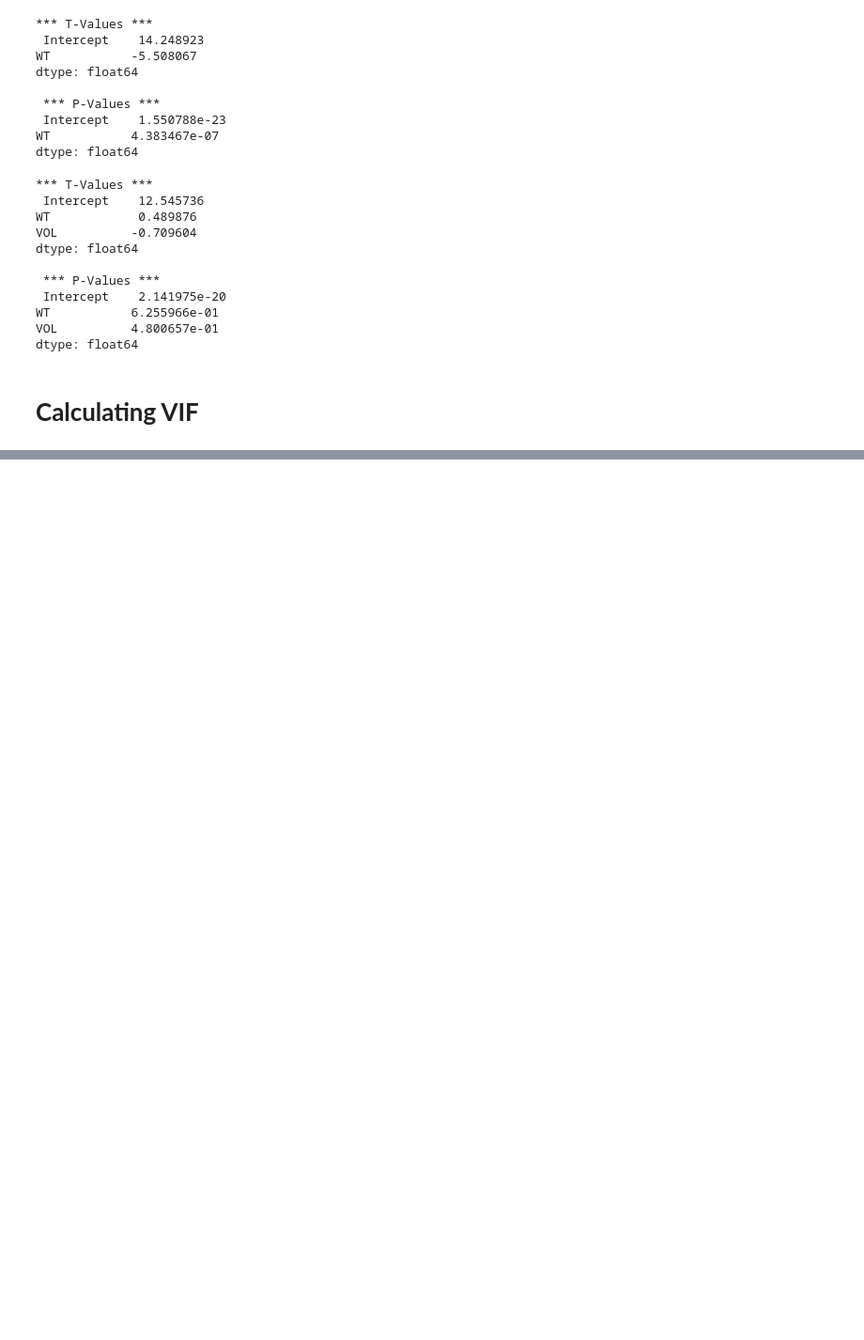
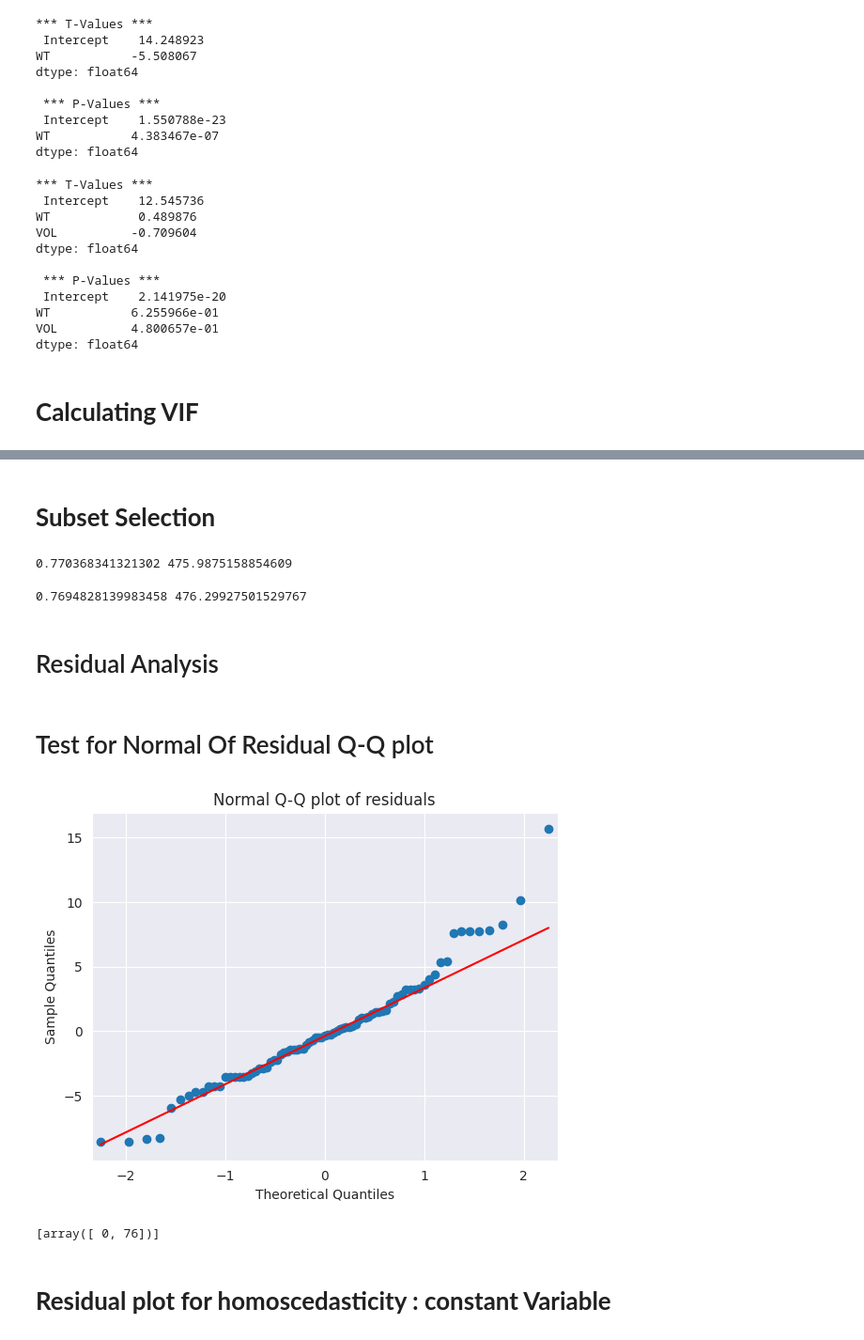
Before and after one commit to CM-007/pythonCode_DS, a Jupyter notebook: Multiple_Linear_Regression(Cars_csv).ipynb, the cells around one changed output, grey strips where cells are left out. Shown: that part at 94% size. Saved outputs shown, nothing was run; the diff lists cells and outputs as text; code cells hidden in the pictures; blank space fills up the shorter version.

```diff
--- a/Multiple_Linear_Regression(Cars_csv).ipynb
+++ b/Multiple_Linear_Regression(Cars_csv).ipynb
@@ -157,0 +183,35 @@ dtype: float64
+# %% [markdown]
+# **Subset Selection**
+# %%
+# Build model with VOL
+model = smf.ols('MPG~VOL+SP+HP',data=cars).fit()
+print(model.rsquared,model.aic)
+# feature with gives you high r squared value and less AIC value should be kept
+# %% [output]
+0.770368341321302 475.9875158854609
+# %%
+# Build model with WT
+model = smf.ols('MPG~WT+SP+HP',data=cars).fit()
+print(model.rsquared,model.aic)
+# feature with gives you high r squared value and less AIC value should be kept
+# %% [output]
+0.7694828139983458 476.29927501529767
+# %% [markdown]
+# Residual Analysis
+# %% [markdown]
+# Test for Normal Of Residual Q-Q plot
+# %%
+import statsmodels.api as sm
+model = smf.ols('MPG~VOL+SP+HP',data=cars).fit()
+qqplot = sm.qqplot(model.resid,line='q')
+plt.title('Normal Q-Q plot of residuals')
+plt.show()
+# %% [output]
+[figure, added]
+# %%
+# to print index of values whoes y value is more than 10
+list(np.where(model.resid>10))
+# %% [output]
+[array([ 0, 76])]
+# %% [markdown]
+# **Residual plot for homoscedasticity : constant Variable**
```
Also changed, not shown: parts of 6 cells of this notebook.
